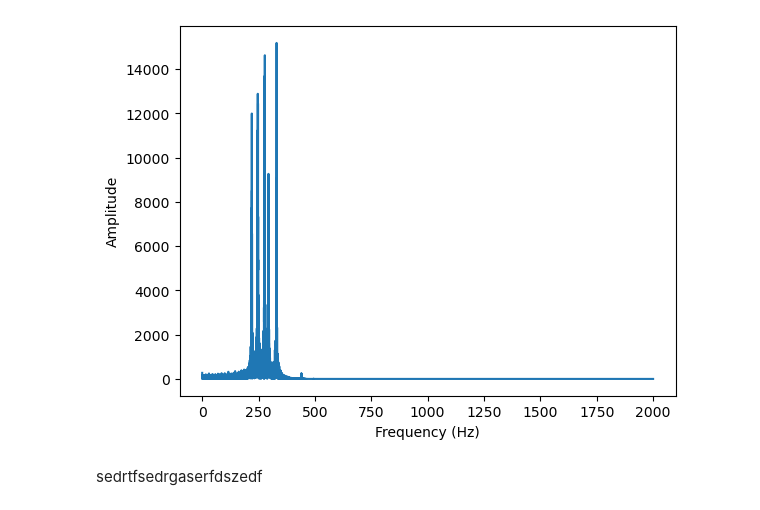
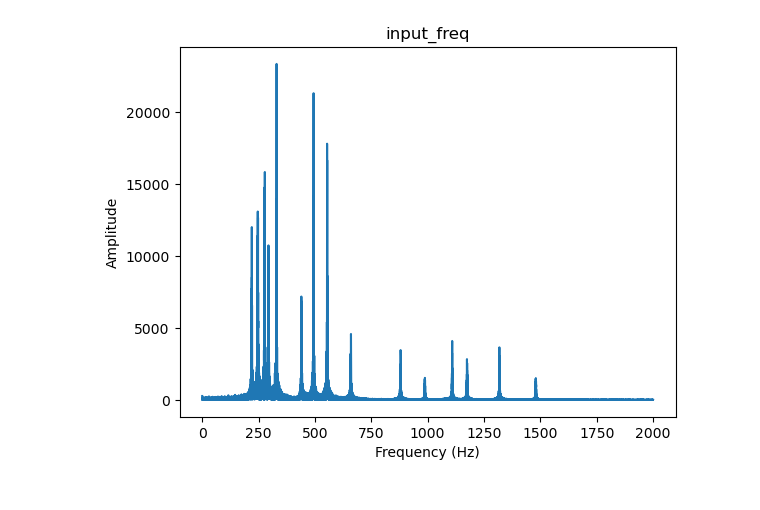
Before and after one commit to 108062138/multimedia-hw2, a Jupyter notebook: Q2/2.ipynb, the cells around one changed output. Cells and saved outputs as stored; diff of their text form; code cells hidden in the pictures.

```diff
--- a/Q2/2.ipynb
+++ b/Q2/2.ipynb
@@ -71,7 +129,0 @@ res = masking(input_audio, my_low_pass_filter, 800)
-# %%
-write(".\\output\\david_350.wav", sampling_rate , res)
-freq_spectrum(res, sampling_rate, 'filter')
-# %% [output]
-[figure, removed]
-# %% [markdown]
-sedrtfsedrgaserfdszedf
@@ -89,0 +130,4 @@ write('test1234dfgdfgdf5.wav', rate, scaled)
+# %%
+freq_domain(input_audio=input_audio, f_sampling_rate=sampling_rate, filename='input_freq')
+# %% [output]
+[figure, added]
```
Also changed, not shown: parts of 10 cells of this notebook, 13 other files.
